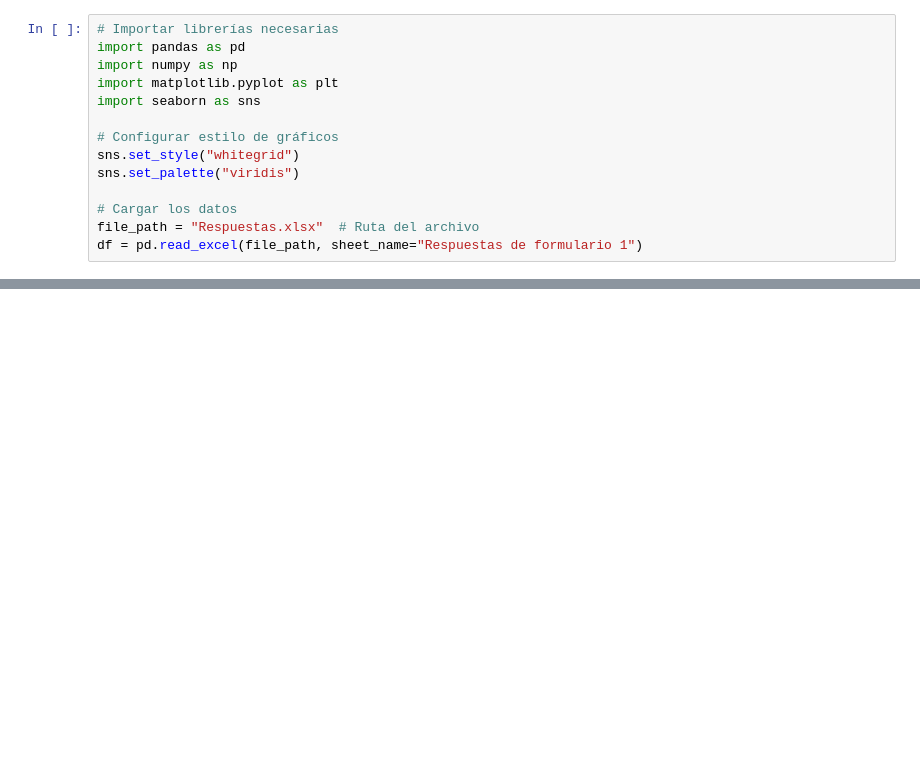
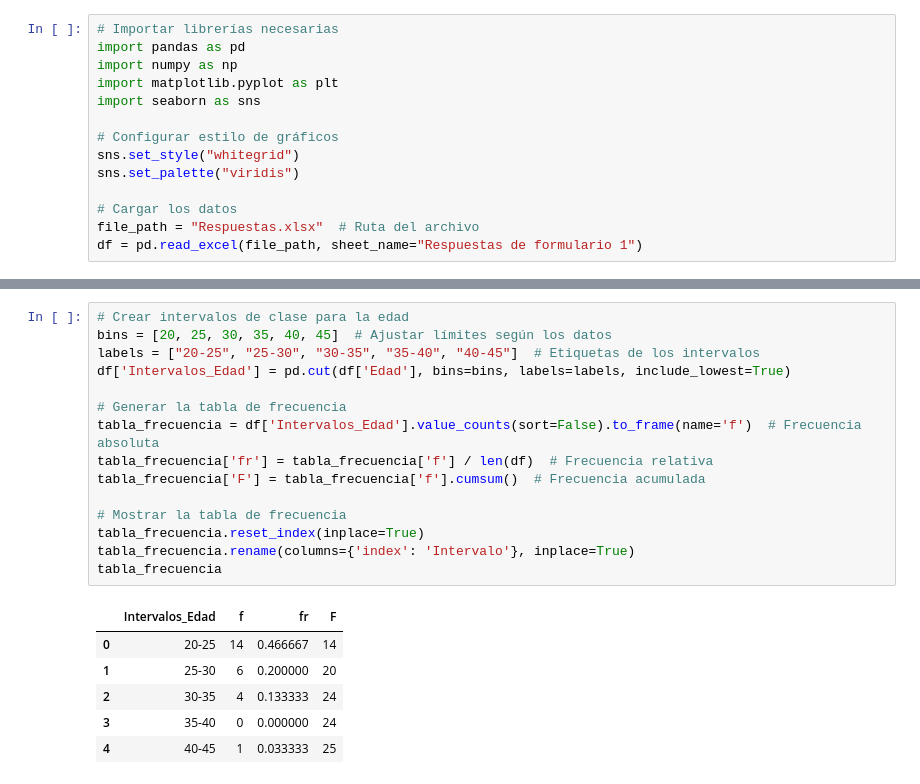
Before and after one commit to IrvinngB/Examen-Estadistica, a Jupyter notebook: General.ipynb, the cells around one changed output, grey strips where cells are left out. Drawn from its saved outputs; the diff is of its cells as text; blank space fills up the shorter version.

```diff
--- a/General.ipynb
+++ b/General.ipynb
@@ -30,0 +203,22 @@ NameError: name 'df' is not defined
+# %%
+# Crear intervalos de clase para la edad
+bins = [20, 25, 30, 35, 40, 45]  # Ajustar límites según los datos
+labels = ["20-25", "25-30", "30-35", "35-40", "40-45"]  # Etiquetas de los intervalos
+df['Intervalos_Edad'] = pd.cut(df['Edad'], bins=bins, labels=labels, include_lowest=True)
+
+# Generar la tabla de frecuencia
+tabla_frecuencia = df['Intervalos_Edad'].value_counts(sort=False).to_frame(name='f')  # Frecuencia absoluta
+tabla_frecuencia['fr'] = tabla_frecuencia['f'] / len(df)  # Frecuencia relativa
+tabla_frecuencia['F'] = tabla_frecuencia['f'].cumsum()  # Frecuencia acumulada
+
+# Mostrar la tabla de frecuencia
+tabla_frecuencia.reset_index(inplace=True)
+tabla_frecuencia.rename(columns={'index': 'Intervalo'}, inplace=True)
+tabla_frecuencia
+# %% [output]
+|  | Intervalos_Edad | f | fr | F |
+| 0 | 20-25 | 14 | 0.466667 | 14 |
+| 1 | 25-30 | 6 | 0.200000 | 20 |
+| 2 | 30-35 | 4 | 0.133333 | 24 |
+| 3 | 35-40 | 0 | 0.000000 | 24 |
+| 4 | 40-45 | 1 | 0.033333 | 25 |
```
Also changed, not shown: parts of 20 cells of this notebook, 1 other file.
